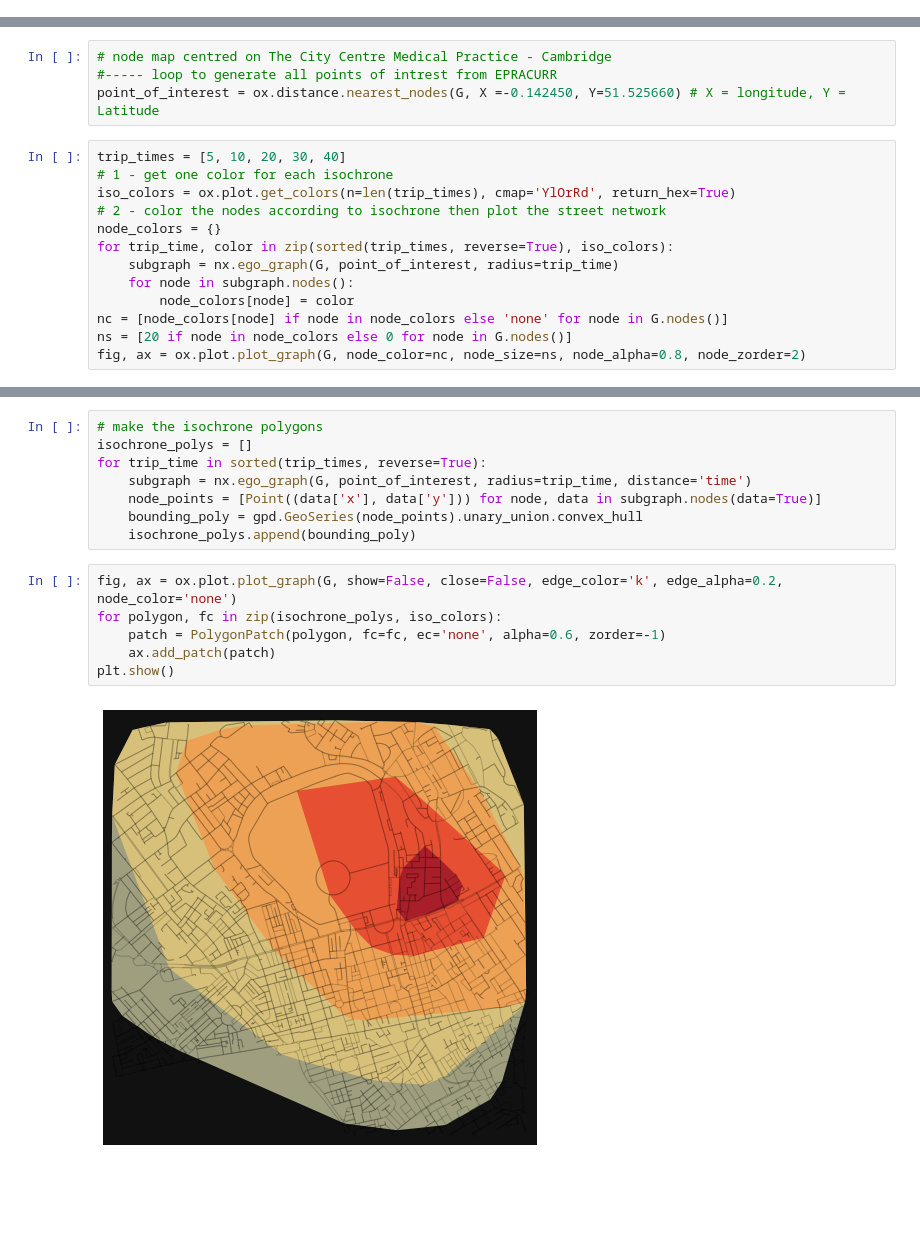
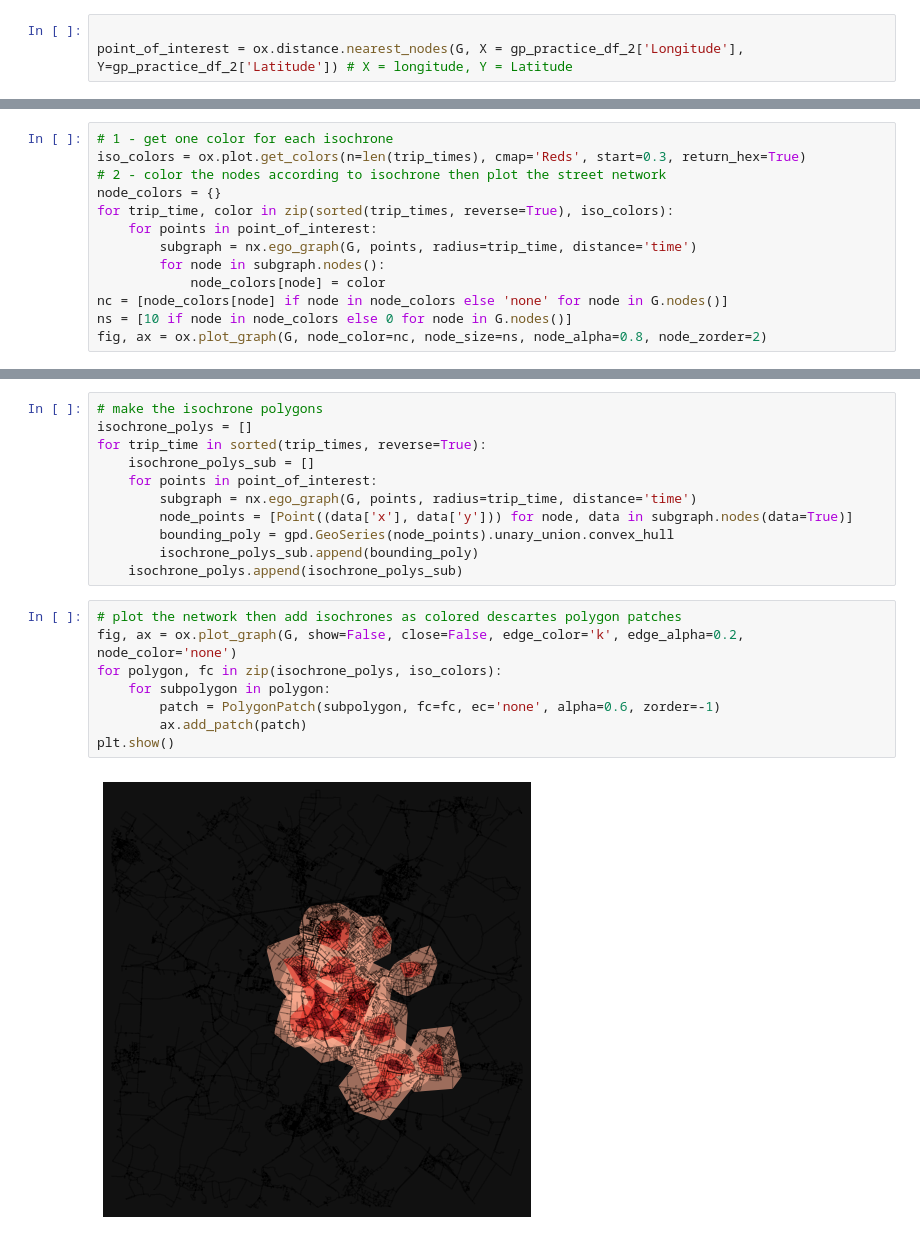
Before and after one commit to nhsx/nhs_time_of_travel, a Jupyter notebook: development_code.ipynb, the cells around one changed output, grey strips where cells are left out. Cells and saved outputs as stored; diff of their text form; blank space fills up the shorter version.

Commit message:
update
- OSMnx library used to for walking distance to GP practices in Cambridge
- Nomatin API used to find exact coordinates for GP practices in Cambrige

```diff
--- a/development_code.ipynb
+++ b/development_code.ipynb
@@ -57,2 +121,5 @@ plt.show()
+# %%
+
+point_of_interest = ox.distance.nearest_nodes(G, X = gp_practice_df_2['Longitude'], Y=gp_practice_df_2['Latitude']) # X = longitude, Y = Latitude
 # %%
 # Trip time in Mintues
@@ -68,18 +135,14 @@ plt.show()
-# %%
-# node map centred on The City Centre Medical Practice - Cambridge
-#----- loop to generate all points of intrest from EPRACURR
-point_of_interest = ox.distance.nearest_nodes(G, X =-0.142450, Y=51.525660) # X = longitude, Y = Latitude
 # %%
-trip_times = [5, 10, 20, 30, 40]
 # 1 - get one color for each isochrone
-iso_colors = ox.plot.get_colors(n=len(trip_times), cmap='YlOrRd', return_hex=True)
+iso_colors = ox.plot.get_colors(n=len(trip_times), cmap='Reds', start=0.3, return_hex=True)
 # 2 - color the nodes according to isochrone then plot the street network
 node_colors = {}
 for trip_time, color in zip(sorted(trip_times, reverse=True), iso_colors):
-    subgraph = nx.ego_graph(G, point_of_interest, radius=trip_time)
-    for node in subgraph.nodes():
-        node_colors[node] = color
+    for points in point_of_interest:
+        subgraph = nx.ego_graph(G, points, radius=trip_time, distance='time')
+        for node in subgraph.nodes():
+            node_colors[node] = color
 nc = [node_colors[node] if node in node_colors else 'none' for node in G.nodes()]
-ns = [20 if node in node_colors else 0 for node in G.nodes()]
-fig, ax = ox.plot.plot_graph(G, node_color=nc, node_size=ns, node_alpha=0.8, node_zorder=2)
+ns = [10 if node in node_colors else 0 for node in G.nodes()]
+fig, ax = ox.plot_graph(G, node_color=nc, node_size=ns, node_alpha=0.8, node_zorder=2)
 # %% [output]
@@ -88,15 +151,20 @@ fig, ax = ox.plot.plot_graph(G, node_color=nc, node_size=ns, node_alpha=0.8, nod
 # make the isochrone polygons
 isochrone_polys = []
 for trip_time in sorted(trip_times, reverse=True):
-    subgraph = nx.ego_graph(G, point_of_interest, radius=trip_time, distance='time')
-    node_points = [Point((data['x'], data['y'])) for node, data in subgraph.nodes(data=True)]
-    bounding_poly = gpd.GeoSeries(node_points).unary_union.convex_hull
-    isochrone_polys.append(bounding_poly)
+    isochrone_polys_sub = []
+    for points in point_of_interest:
+        subgraph = nx.ego_graph(G, points, radius=trip_time, distance='time')
+        node_points = [Point((data['x'], data['y'])) for node, data in subgraph.nodes(data=True)]
+        bounding_poly = gpd.GeoSeries(node_points).unary_union.convex_hull
+        isochrone_polys_sub.append(bounding_poly)
+    isochrone_polys.append(isochrone_polys_sub)
 # %%
-fig, ax = ox.plot.plot_graph(G, show=False, close=False, edge_color='k', edge_alpha=0.2, node_color='none')
+# plot the network then add isochrones as colored descartes polygon patches
+fig, ax = ox.plot_graph(G, show=False, close=False, edge_color='k', edge_alpha=0.2, node_color='none')
 for polygon, fc in zip(isochrone_polys, iso_colors):
-    patch = PolygonPatch(polygon, fc=fc, ec='none', alpha=0.6, zorder=-1)
-    ax.add_patch(patch)
+    for subpolygon in polygon:
+        patch = PolygonPatch(subpolygon, fc=fc, ec='none', alpha=0.6, zorder=-1)
+        ax.add_patch(patch)
 plt.show()
 # %% [output]
-[figure, old version]
+[figure, new version]
```
Also changed, not shown: parts of 17 cells of this notebook, 1 other file.
